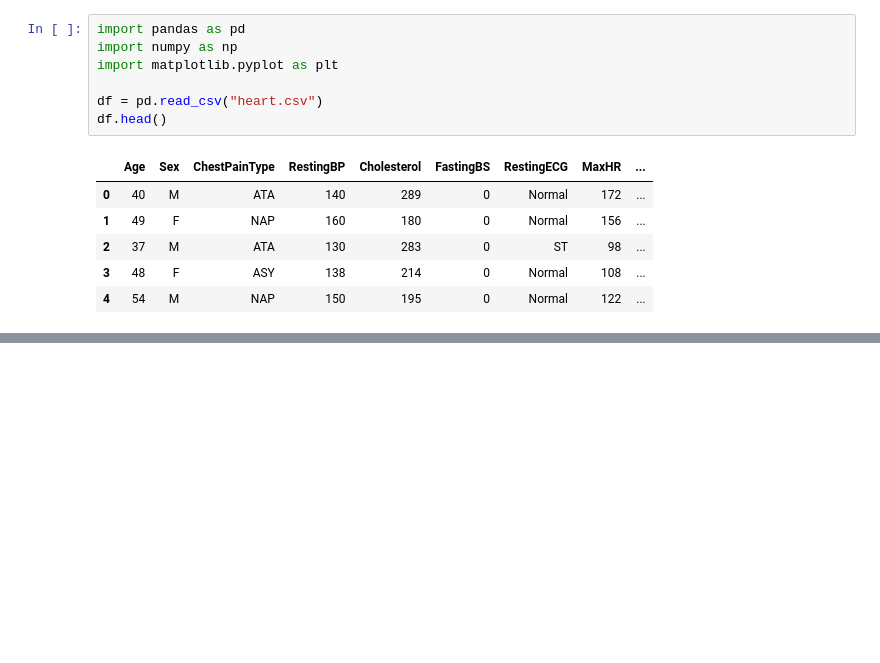
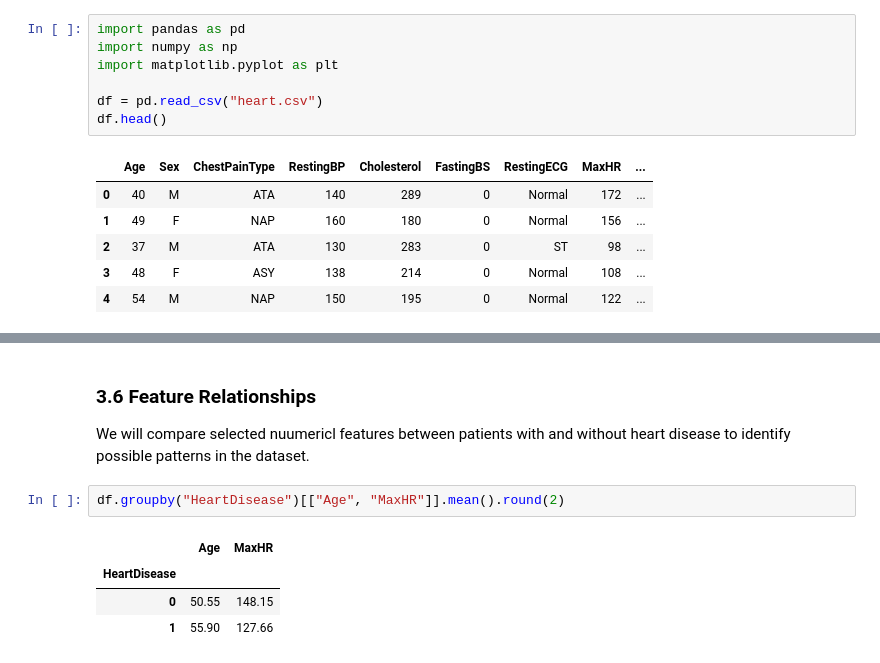
Before and after one commit to gautam-jenis/heart-disease-prediction, a Jupyter notebook: heart_disease_project.ipynb, the cells around one changed output, grey strips where cells are left out. Drawn from its saved outputs; the diff is of its cells as text; blank space fills up the shorter version.

```diff
--- a/heart_disease_project.ipynb
+++ b/heart_disease_project.ipynb
@@ -34,0 +178,11 @@ df.head()
+# %% [markdown]
+### 3.6 Feature Relationships
+
+We will compare selected nuumericl features between patients with and without heart disease to identify possible patterns in the dataset.
+# %%
+df.groupby("HeartDisease")[["Age", "MaxHR"]].mean().round(2)
+# %% [output]
+|  | Age | MaxHR |
+| HeartDisease |  |  |
+| 0 | 50.55 | 148.15 |
+| 1 | 55.90 | 127.66 |
```
Also changed, not shown: parts of 15 cells of this notebook.
